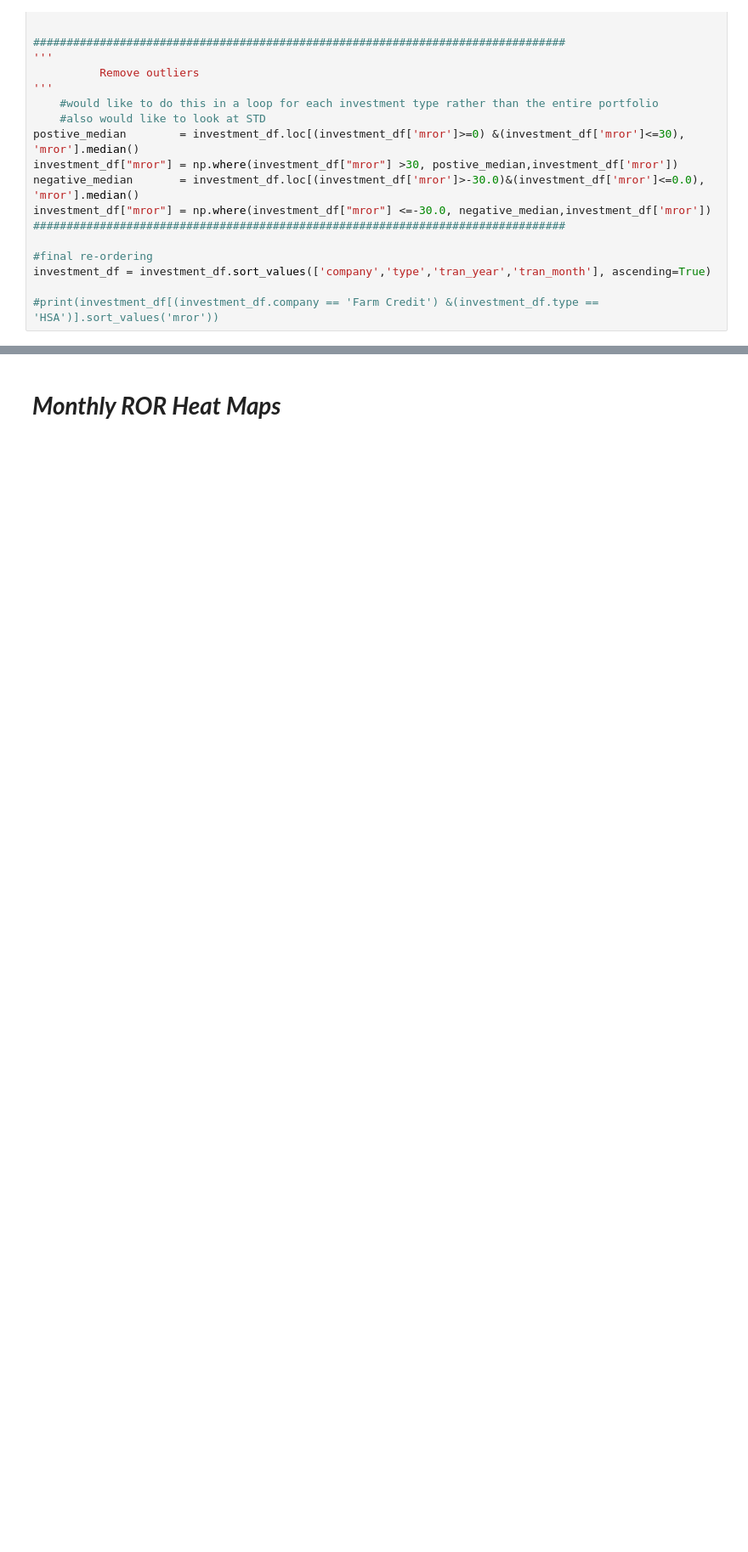
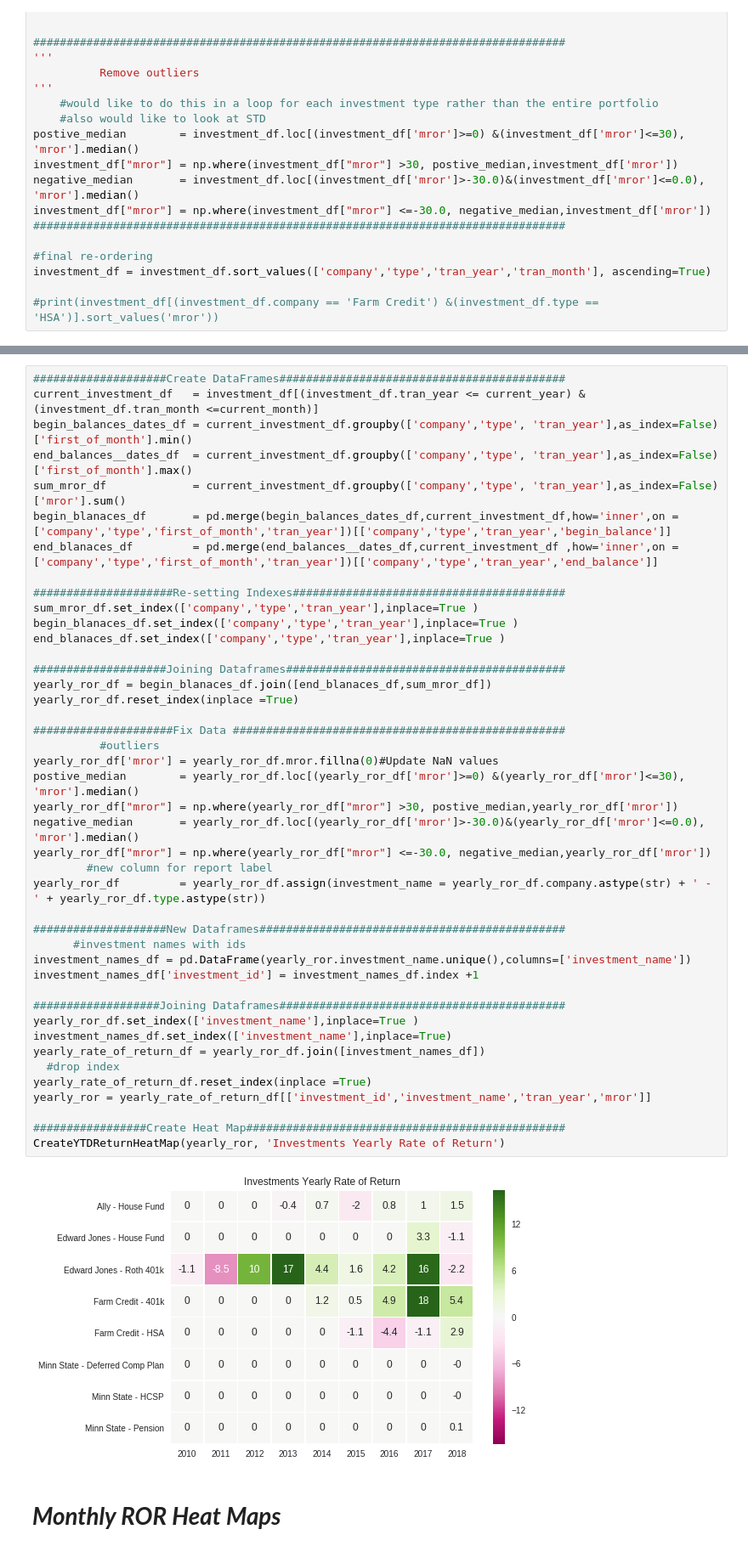
Before and after one commit to rkrall85/learning-through-bits, a Jupyter notebook: FIRE/Fire.ipynb, the cells around one changed output, grey strips where cells are left out. Shown at 85% size. Saved outputs shown, nothing was run; the diff lists cells and outputs as text; blank space fills up the shorter version.

```diff
--- a/FIRE/Fire.ipynb
+++ b/FIRE/Fire.ipynb
@@ -212,3 +247,48 @@ investment_df = investment_df.sort_values(['company','type','tran_year','tran_mo
+# %%
+####################Create DataFrames###########################################
+current_investment_df   = investment_df[(investment_df.tran_year <= current_year) & (investment_df.tran_month <=current_month)]
+begin_balances_dates_df = current_investment_df.groupby(['company','type', 'tran_year'],as_index=False)['first_of_month'].min()
+end_balances__dates_df  = current_investment_df.groupby(['company','type', 'tran_year'],as_index=False)['first_of_month'].max()
+sum_mror_df             = current_investment_df.groupby(['company','type', 'tran_year'],as_index=False)['mror'].sum()
+begin_blanaces_df       = pd.merge(begin_balances_dates_df,current_investment_df,how='inner',on =['company','type','first_of_month','tran_year'])[['company','type','tran_year','begin_balance']]
+end_blanaces_df         = pd.merge(end_balances__dates_df,current_investment_df ,how='inner',on =['company','type','first_of_month','tran_year'])[['company','type','tran_year','end_balance']]
+
+#####################Re-setting Indexes#########################################
+sum_mror_df.set_index(['company','type','tran_year'],inplace=True )
+begin_blanaces_df.set_index(['company','type','tran_year'],inplace=True )
+end_blanaces_df.set_index(['company','type','tran_year'],inplace=True )
+
+####################Joining Dataframes##########################################
+yearly_ror_df = begin_blanaces_df.join([end_blanaces_df,sum_mror_df])
+yearly_ror_df.reset_index(inplace =True)
+
+#####################Fix Data ##################################################
+          #outliers
+yearly_ror_df['mror'] = yearly_ror_df.mror.fillna(0)#Update NaN values
+postive_median        = yearly_ror_df.loc[(yearly_ror_df['mror']>=0) &(yearly_ror_df['mror']<=30), 'mror'].median()
+yearly_ror_df["mror"] = np.where(yearly_ror_df["mror"] >30, postive_median,yearly_ror_df['mror'])
+negative_median       = yearly_ror_df.loc[(yearly_ror_df['mror']>-30.0)&(yearly_ror_df['mror']<=0.0), 'mror'].median()
+yearly_ror_df["mror"] = np.where(yearly_ror_df["mror"] <=-30.0, negative_median,yearly_ror_df['mror'])
+        #new column for report label
+yearly_ror_df         = yearly_ror_df.assign(investment_name = yearly_ror_df.company.astype(str) + ' - ' + yearly_ror_df.type.astype(str))
+
+####################New Dataframes##############################################
+      #investment names with ids
+investment_names_df = pd.DataFrame(yearly_ror.investment_name.unique(),columns=['investment_name'])
+investment_names_df['investment_id'] = investment_names_df.index +1
+
+###################Joining Dataframes###########################################
+yearly_ror_df.set_index(['investment_name'],inplace=True )
+investment_names_df.set_index(['investment_name'],inplace=True)
+yearly_rate_of_return_df = yearly_ror_df.join([investment_names_df])
+  #drop index
+yearly_rate_of_return_df.reset_index(inplace =True)
+yearly_ror = yearly_rate_of_return_df[['investment_id','investment_name','tran_year','mror']]
+
+#################Create Heat Map################################################
+CreateYTDReturnHeatMap(yearly_ror, 'Investments Yearly Rate of Return')
+# %% [output]
+[figure, added]
 # %% [markdown]
 # ***Monthly ROR Heat Maps***
 # %%
```
Also changed, not shown: parts of 13 cells of this notebook.
